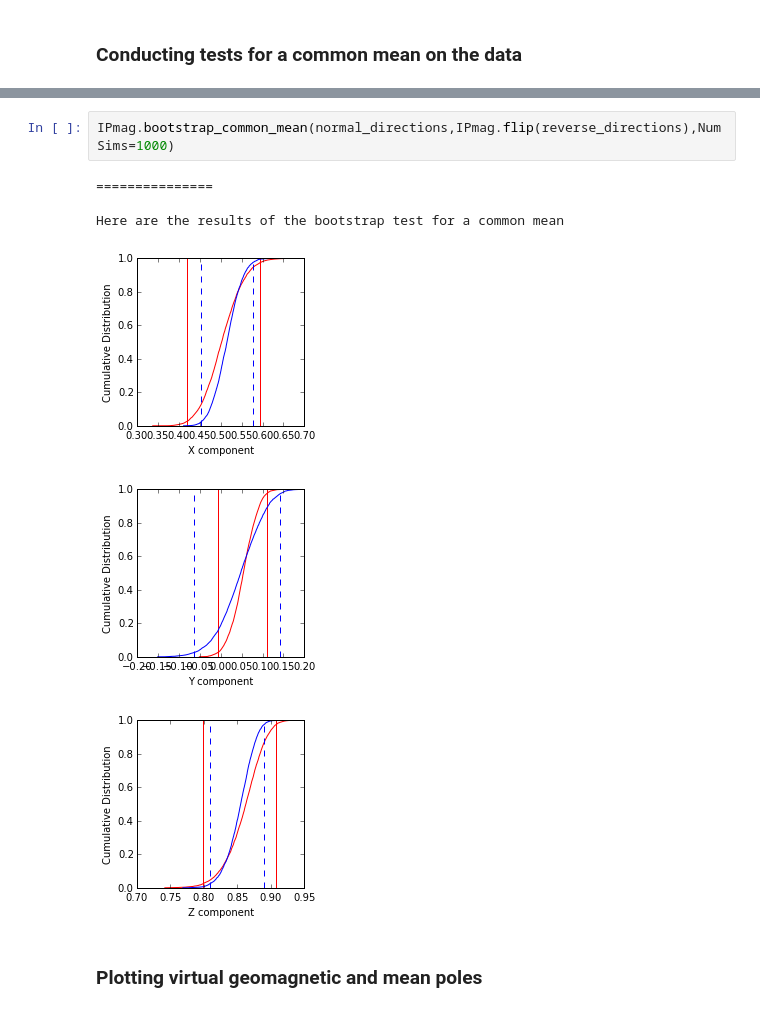
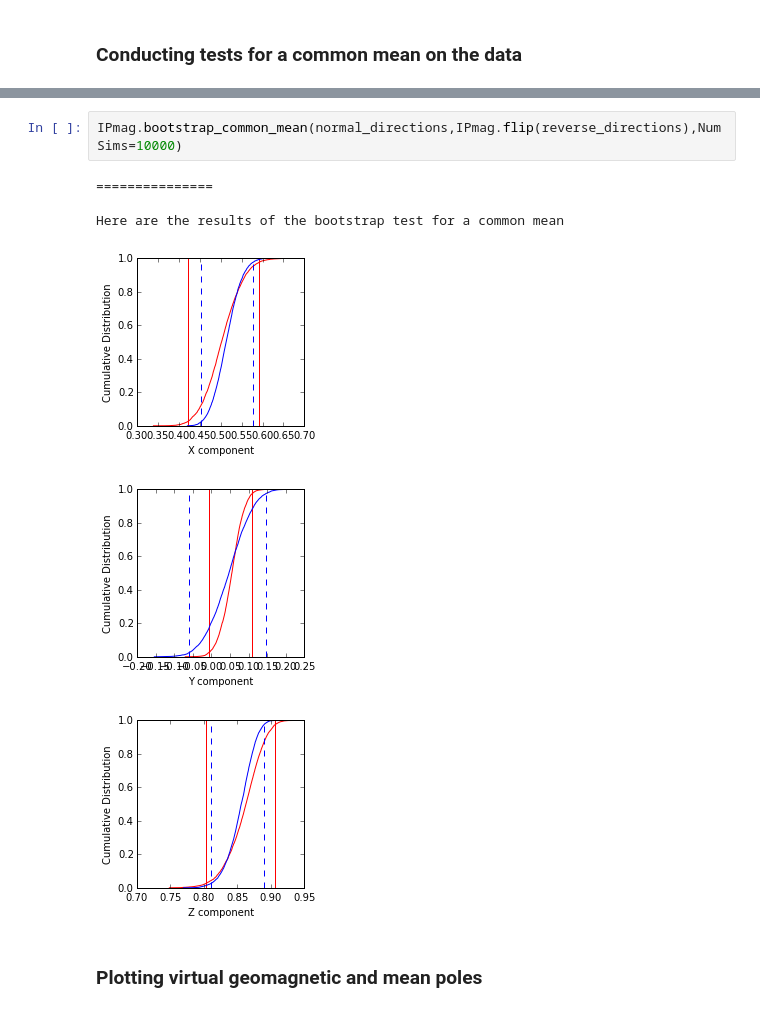
Before and after one commit to PmagPy/2016_Tauxe-et-al_PmagPy_Notebooks, a Jupyter notebook: PmagPy_notebook.ipynb, the cells around one changed output, grey strips where cells are left out. Drawn from its saved outputs; the diff is of its cells as text.

```diff
--- a/PmagPy_notebook.ipynb
+++ b/PmagPy_notebook.ipynb
@@ -142,12 +149,12 @@ this test is: 'B'
 # %%
-IPmag.bootstrap_common_mean(normal_directions,IPmag.flip(reverse_directions),NumSims=1000)
+IPmag.bootstrap_common_mean(normal_directions,IPmag.flip(reverse_directions),NumSims=10000)
 # %% [output]
 ===============
 
 Here are the results of the bootstrap test for a common mean
 [figure]
-[figure, old version]
+[figure, new version]
-[figure, old version]
+[figure, new version]
 # %% [markdown]
 ### Plotting virtual geomagnetic and mean poles
 # %% [markdown]
```
Also changed, not shown: parts of 5 cells of this notebook.
